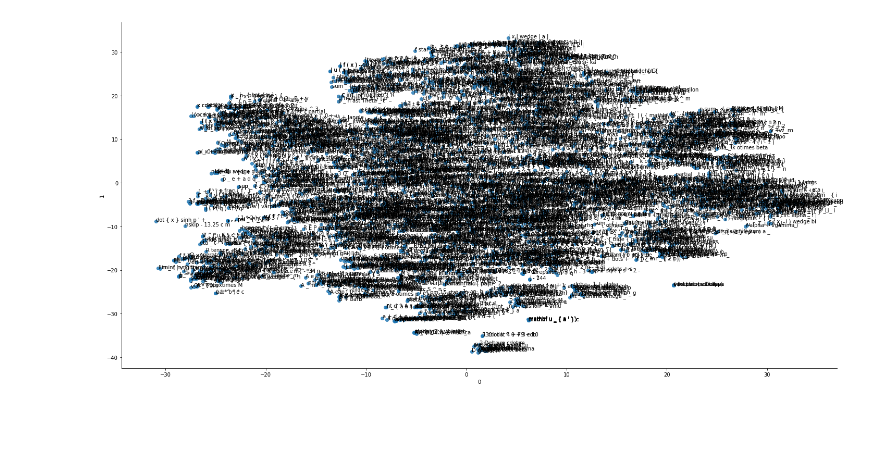
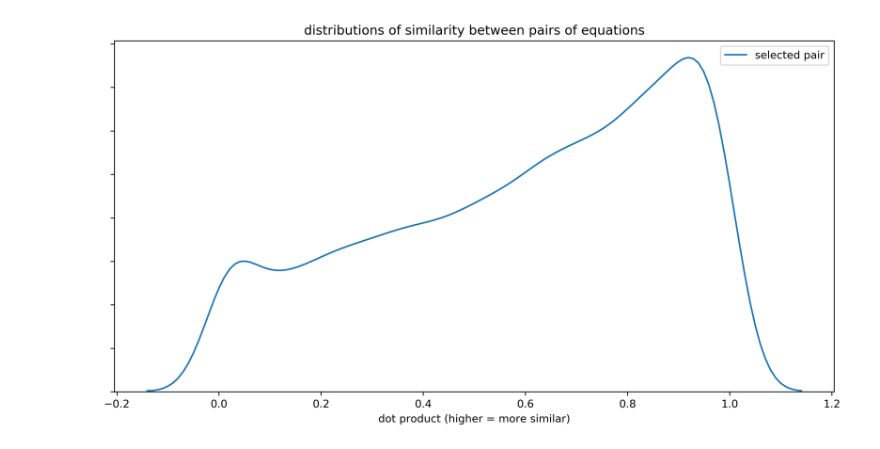
Before and after one commit to samghelms/similar_eqs_senior_proj, a Jupyter notebook: tf-idf benchmark.ipynb, the cells around one changed output. Drawn from its saved outputs; the diff is of its cells as text; code cells hidden in the pictures; blank space fills up the shorter version.

```diff
--- a/tf-idf benchmark.ipynb
+++ b/tf-idf benchmark.ipynb
@@ -187,25 +118,18 @@ sns.regplot("0", "1", data=se)
-# %%
-import matplotlib.pyplot as plt
-ax = sns.lmplot('0', # Horizontal axis
-           '1', # Vertical axis
-           data=se, # Data source
-           fit_reg=False, # Don't fix a regression line
-           size = 10,
-           aspect =2 ) # size and dimension
-
-# plt.title('Example Plot')
-# Set x-axis label
-# plt.xlabel('Sepal Length')
-# Set y-axis label
-# plt.ylabel('Sepal Width')
-
-
-def label_point(x, y, val, ax):
-    a = pd.concat({'x': x, 'y': y, 'val': val}, axis=1)
-    for i, point in a.iterrows():
-        ax.text(point['x']+.02, point['y'], str(point['val']))
-
-se['label_clean'] = se['label'].apply(lambda x: " ".join(x).replace('\\', '').replace('$', '')[0:20])
-label_point(se['0'], se['1'], se['label_clean'], plt.gca())
-# %% [output]
-[figure, removed]
+# %%
+%matplotlib inline
+import pandas as pd
+import seaborn as sns
+import matplotlib.pyplot as plt
+# test = pd.DataFrame([all_dists, rand_dists])
+fig, ax = plt.subplots(1, 1, figsize = (12, 6), dpi=300)
+
+sns.distplot(all_dists, hist=False, rug=False, label='selected pair')
+plt.setp( ax.get_yticklabels(), visible=False)
+ax.set_xlabel('dot product (higher = more similar)')
+ax.set_title('distributions of similarity between pairs of equations')
+
+
+
+plt.savefig('report/pairs_dist.png')
+# %% [output]
+[figure, added]
```
Also changed, not shown: parts of 16 cells of this notebook, 7 other files.
